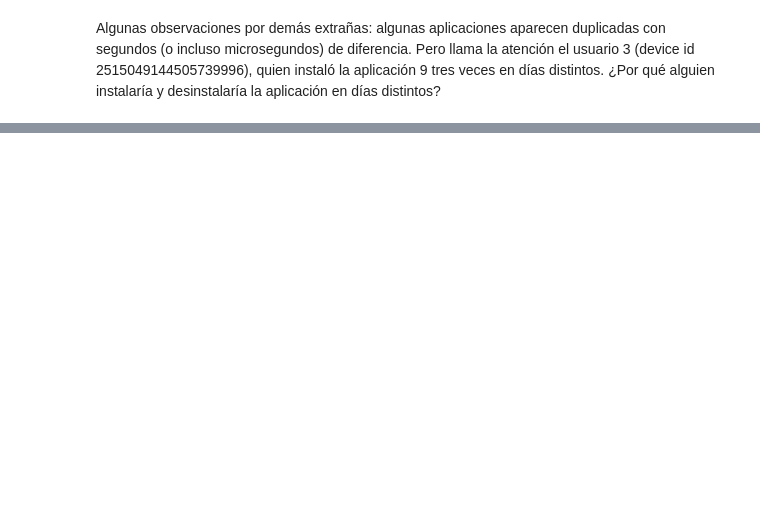
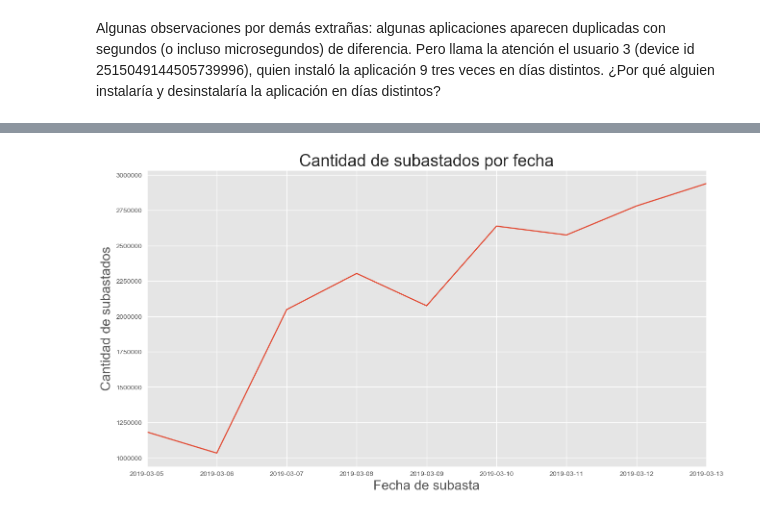
Before and after one commit to LucasCatolino/Organizacion-de-Datos, a Jupyter notebook: Carga de subastas y eventos.ipynb, the cells around one changed output, grey strips where cells are left out. Saved outputs shown, nothing was run; the diff lists cells and outputs as text; code cells hidden in the pictures; blank space fills up the shorter version.

```diff
--- a/Carga de subastas y eventos.ipynb
+++ b/Carga de subastas y eventos.ipynb
@@ -143,0 +222,13 @@ Algunas observaciones por demás extrañas: algunas aplicaciones aparecen duplic
+# %%
+subastas['sumandoFechas']= pd.to_datetime(subastas['date']).dt.date.map(lambda x: 1)
+fechasSubastados= subastas.groupby(pd.to_datetime(subastas['date']).dt.date)['sumandoFechas'].sum()
+del subastas['sumandoFechas']
+# %%
+grafico= fechasSubastados.plot.line()
+grafico.set_xlabel("Fecha de subasta", fontsize=20)
+grafico.set_ylabel("Cantidad de subastados", fontsize=20)
+grafico.set_title("Cantidad de subastados por fecha", fontsize=25)
+
+plt.show()
+# %% [output]
+[figure, added]
```
Also changed, not shown: parts of 11 cells of this notebook.
